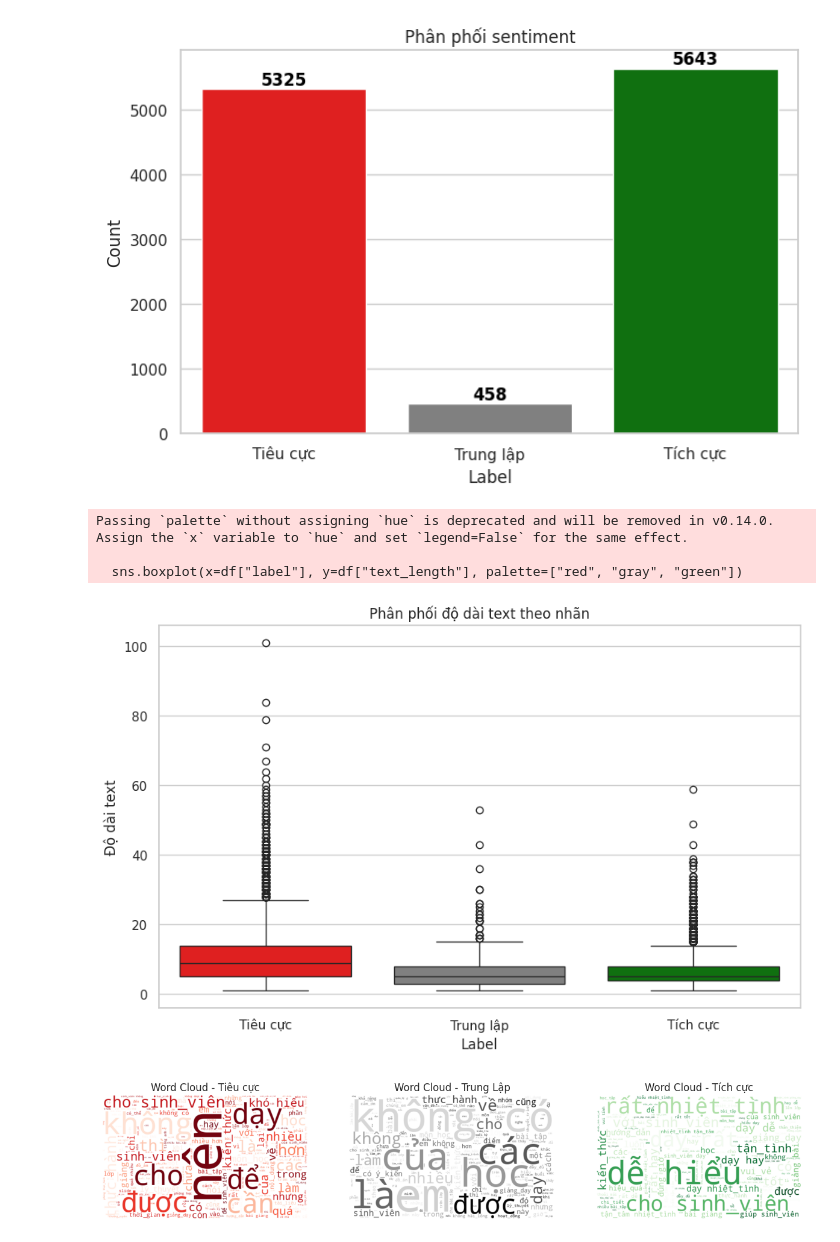
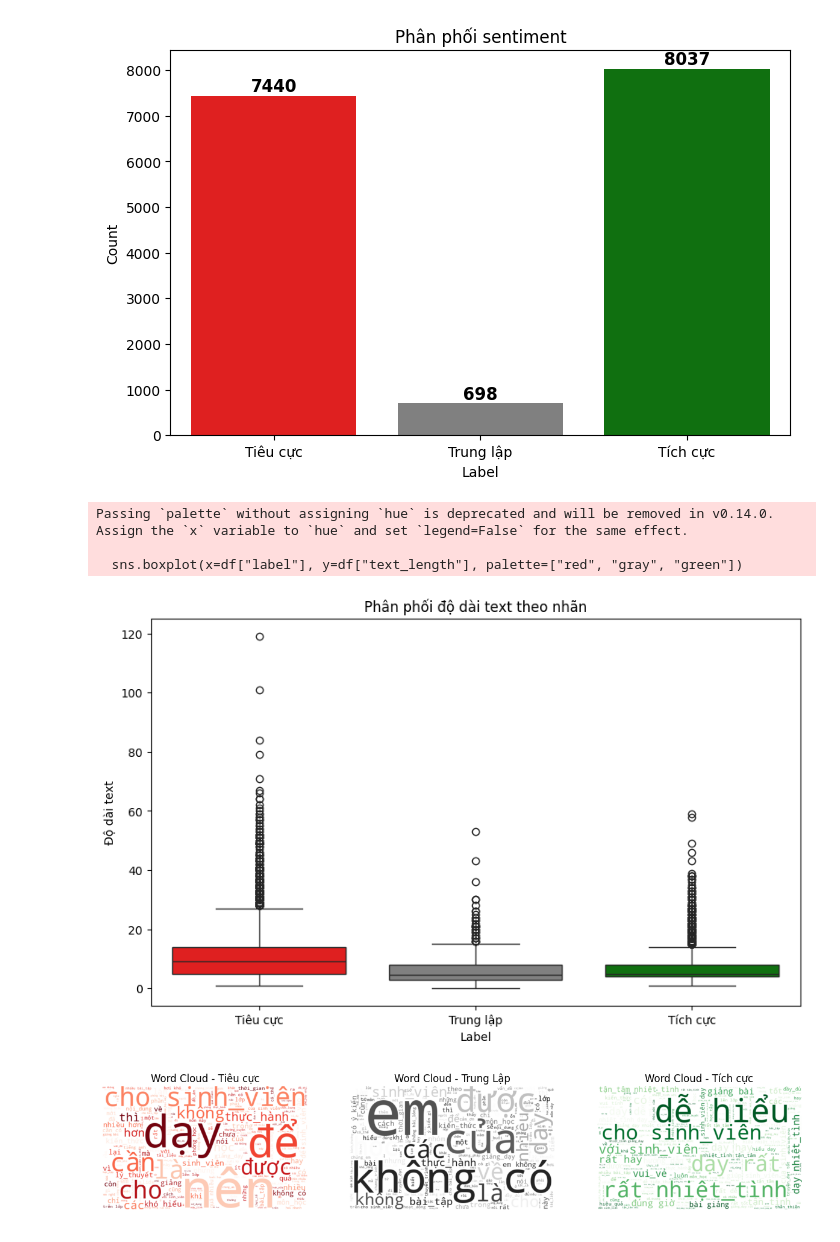
Before and after one commit to thavananh/pytorch_coban, a Jupyter notebook: project_ca_nhan/tien_xu_ly_du_lieu/test_preprocessing.ipynb, the cells around one changed output. Drawn from its saved outputs; the diff is of its cells as text; code cells hidden in the pictures.

```diff
--- a/project_ca_nhan/tien_xu_ly_du_lieu/test_preprocessing.ipynb
+++ b/project_ca_nhan/tien_xu_ly_du_lieu/test_preprocessing.ipynb
@@ -521,7 +521,8 @@ from wordcloud import WordCloud
 
 # Đọc dữ liệu từ file CSV
 file_path = "processed_train.csv"  # Đổi đường dẫn nếu cần
-df = pd.read_csv(file_path)
+df = pd.concat([train, test, dev])
+# df = pd.read_csv(file_path)
 
 # Kiểm tra dữ liệu
 print(df.info())
@@ -593,16 +594,16 @@ memory usage: 178.7+ KB
 None
                                                 text  label
 0                              slide tài liệu đầy đủ    2.0
 1         nhiệt tình giảng dạy gần gũi với sinh viên    2.0
 2                 đi học đầy đủ full điểm chuyên cần    0.0
 3  chưa áp dụng công nghệ thông tin các thiết bị ...    0.0
 4  giảng bài hay có nhiều bài tập ví dụ ngay trên...    2.0
 Passing `palette` without assigning `hue` is deprecated and will be removed in v0.14.0. Assign the `x` variable to `hue` and set `legend=False` for the same effect.
 
   ax = sns.barplot(x=label_counts.index, y=label_counts.values, palette=["red", "gray", "green"])
-[figure, old version]
+[figure, new version]
 Passing `palette` without assigning `hue` is deprecated and will be removed in v0.14.0. Assign the `x` variable to `hue` and set `legend=False` for the same effect.
 
   sns.boxplot(x=df["label"], y=df["text_length"], palette=["red", "gray", "green"])
-[figure, old version]
+[figure, new version]
-[figure, old version]
+[figure, new version]
```
Also changed, not shown: parts of 1 cell of this notebook, 16 other files.
